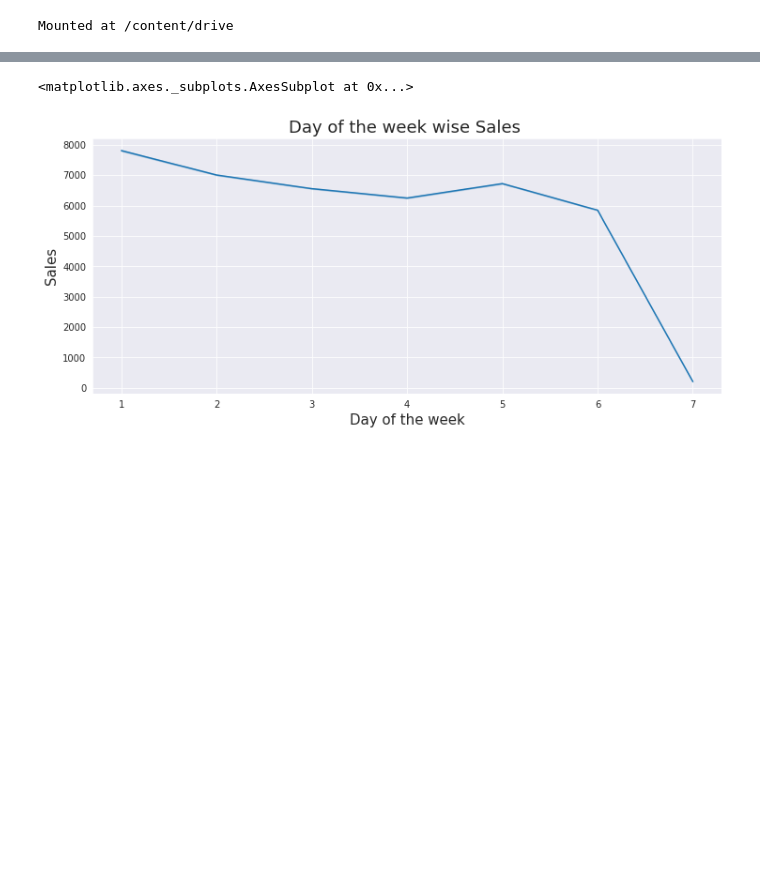
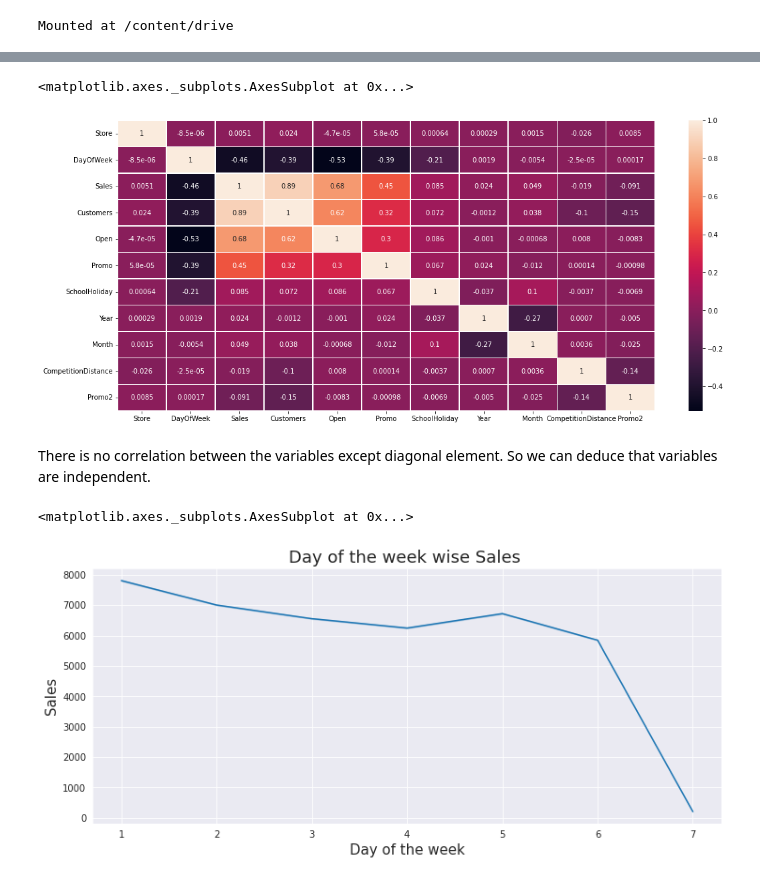
Before and after one commit to amanksharma23/Retail-sales-prediction-Supervised-ML-, a Jupyter notebook: Copy_of_Rossmann_Sales_Prediction_Capstone_Project.ipynb, the cells around one changed output, grey strips where cells are left out. Drawn from its saved outputs; the diff is of its cells as text; code cells hidden in the pictures; blank space fills up the shorter version.

```diff
--- a/Copy_of_Rossmann_Sales_Prediction_Capstone_Project.ipynb
+++ b/Copy_of_Rossmann_Sales_Prediction_Capstone_Project.ipynb
@@ -198 +213,12 @@ past_data['StateHoliday'] = past_data['StateHoliday'].replace('0',0)
+# %%
+correl = past_data.corr()
+#Plotting the correlational heatmap using seaborn
+plt.figure(figsize=(18,8))
+sns.heatmap(correl, annot = True, linewidths = 0.5)
+# %% [output]
+<matplotlib.axes._subplots.AxesSubplot at 0x...>
+[figure, added]
+# %% [markdown]
+
+There is no correlation between the variables except diagonal element. So we can deduce that variables are independent.
 # %%
```
Also changed, not shown: parts of 59 cells of this notebook.
